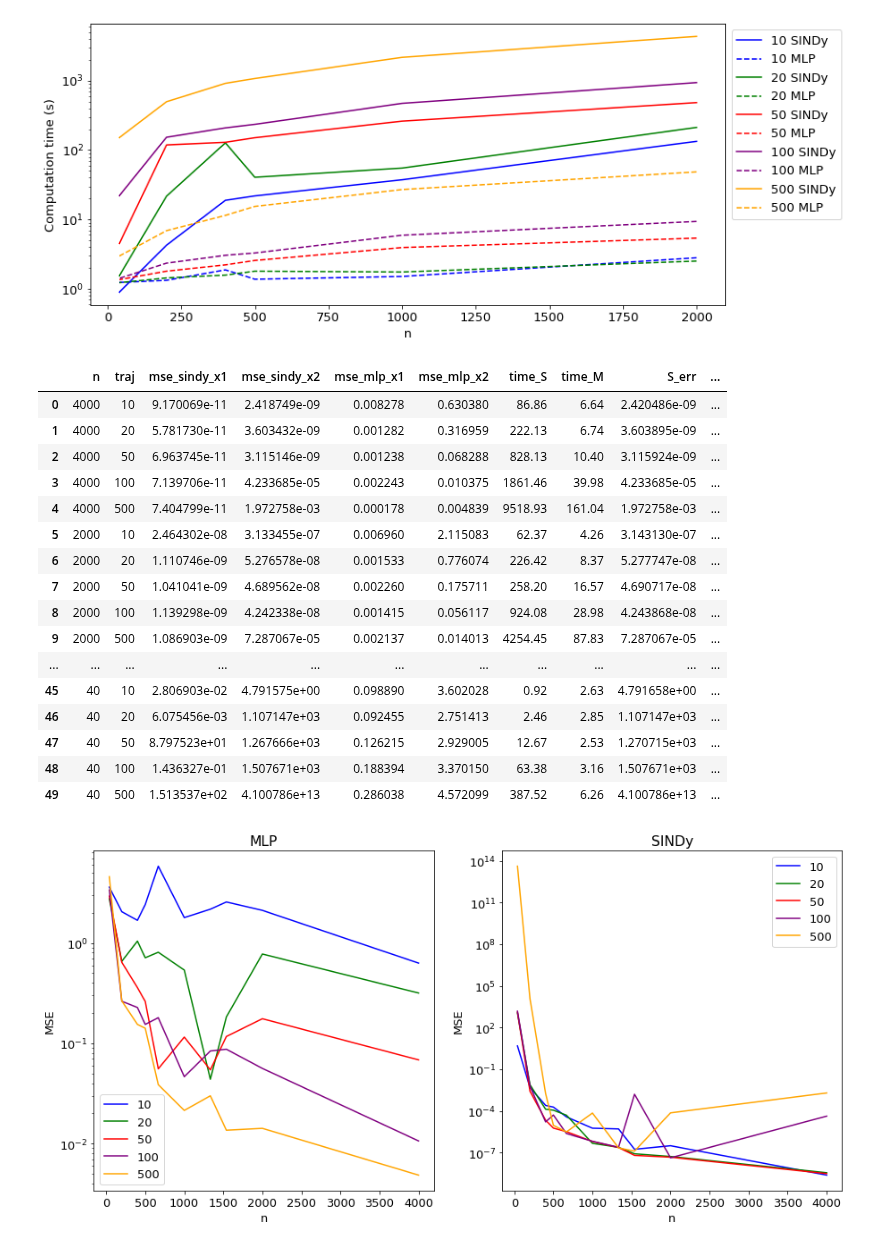
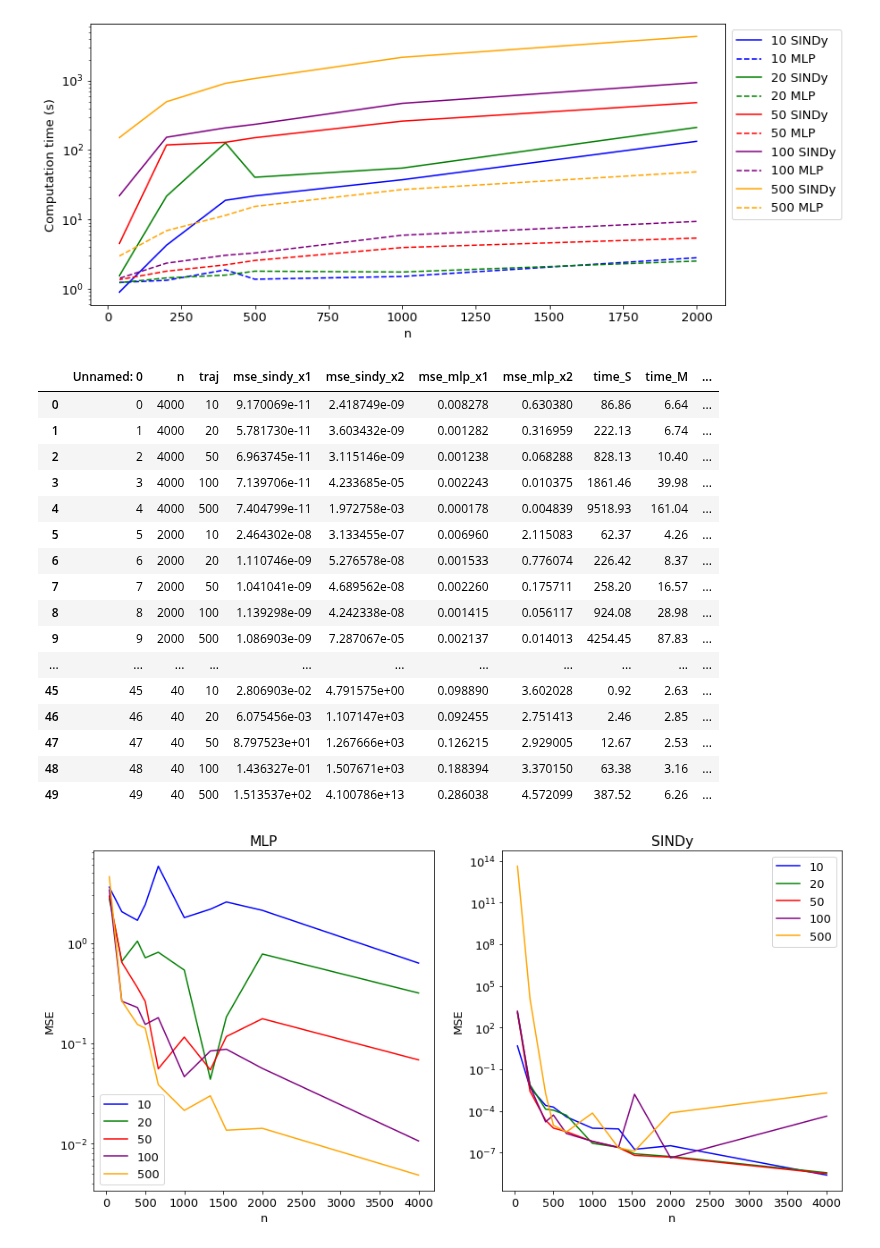
Before and after one commit to kyrxanthos/NN_dynamical_systems, a Jupyter notebook: plot_machine_runs.ipynb, the cells around one changed output. Saved outputs shown, nothing was run; the diff lists cells and outputs as text; code cells hidden in the pictures.

```diff
--- a/plot_machine_runs.ipynb
+++ b/plot_machine_runs.ipynb
@@ -324,28 +324,28 @@ plt.tight_layout()
 # %%
 path = 'Machine_Experiments/approx2/approx_results.csv'
 df = pd.read_csv(path)
-df = df.drop(columns=['Unnamed: 0'])
+# df = df.drop(columns=['Unnamed: 0'])
 df['S_err'] = np.power(np.square(df['mse_sindy_x1']) + np.square(df['mse_sindy_x2']), 0.5)
 df['M_err'] = np.power(np.square(df['mse_mlp_x1']) + np.square(df['mse_mlp_x2']), 0.5)
 df
 # %% [output]
-|  | n | traj | mse_sindy_x1 | mse_sindy_x2 | mse_mlp_x1 | mse_mlp_x2 | time_S | time_M | S_err | ... |
-| 0 | 4000 | 10 | 9.170069e-11 | 2.418749e-09 | 0.008278 | 0.630380 | 86.86 | 6.64 | 2.420486e-09 | ... |
-| 1 | 4000 | 20 | 5.781730e-11 | 3.603432e-09 | 0.001282 | 0.316959 | 222.13 | 6.74 | 3.603895e-09 | ... |
-| 2 | 4000 | 50 | 6.963745e-11 | 3.115146e-09 | 0.001238 | 0.068288 | 828.13 | 10.40 | 3.115924e-09 | ... |
-| 3 | 4000 | 100 | 7.139706e-11 | 4.233685e-05 | 0.002243 | 0.010375 | 1861.46 | 39.98 | 4.233685e-05 | ... |
-| 4 | 4000 | 500 | 7.404799e-11 | 1.972758e-03 | 0.000178 | 0.004839 | 9518.93 | 161.04 | 1.972758e-03 | ... |
-| 5 | 2000 | 10 | 2.464302e-08 | 3.133455e-07 | 0.006960 | 2.115083 | 62.37 | 4.26 | 3.143130e-07 | ... |
-| 6 | 2000 | 20 | 1.110746e-09 | 5.276578e-08 | 0.001533 | 0.776074 | 226.42 | 8.37 | 5.277747e-08 | ... |
-| 7 | 2000 | 50 | 1.041041e-09 | 4.689562e-08 | 0.002260 | 0.175711 | 258.20 | 16.57 | 4.690717e-08 | ... |
-| 8 | 2000 | 100 | 1.139298e-09 | 4.242338e-08 | 0.001415 | 0.056117 | 924.08 | 28.98 | 4.243868e-08 | ... |
-| 9 | 2000 | 500 | 1.086903e-09 | 7.287067e-05 | 0.002137 | 0.014013 | 4254.45 | 87.83 | 7.287067e-05 | ... |
+|  | Unnamed: 0 | n | traj | mse_sindy_x1 | mse_sindy_x2 | mse_mlp_x1 | mse_mlp_x2 | time_S | time_M | ... |
+| 0 | 0 | 4000 | 10 | 9.170069e-11 | 2.418749e-09 | 0.008278 | 0.630380 | 86.86 | 6.64 | ... |
+| 1 | 1 | 4000 | 20 | 5.781730e-11 | 3.603432e-09 | 0.001282 | 0.316959 | 222.13 | 6.74 | ... |
+| 2 | 2 | 4000 | 50 | 6.963745e-11 | 3.115146e-09 | 0.001238 | 0.068288 | 828.13 | 10.40 | ... |
+| 3 | 3 | 4000 | 100 | 7.139706e-11 | 4.233685e-05 | 0.002243 | 0.010375 | 1861.46 | 39.98 | ... |
+| 4 | 4 | 4000 | 500 | 7.404799e-11 | 1.972758e-03 | 0.000178 | 0.004839 | 9518.93 | 161.04 | ... |
+| 5 | 5 | 2000 | 10 | 2.464302e-08 | 3.133455e-07 | 0.006960 | 2.115083 | 62.37 | 4.26 | ... |
+| 6 | 6 | 2000 | 20 | 1.110746e-09 | 5.276578e-08 | 0.001533 | 0.776074 | 226.42 | 8.37 | ... |
+| 7 | 7 | 2000 | 50 | 1.041041e-09 | 4.689562e-08 | 0.002260 | 0.175711 | 258.20 | 16.57 | ... |
+| 8 | 8 | 2000 | 100 | 1.139298e-09 | 4.242338e-08 | 0.001415 | 0.056117 | 924.08 | 28.98 | ... |
+| 9 | 9 | 2000 | 500 | 1.086903e-09 | 7.287067e-05 | 0.002137 | 0.014013 | 4254.45 | 87.83 | ... |
 | ... | ... | ... | ... | ... | ... | ... | ... | ... | ... | ... |
-| 45 | 40 | 10 | 2.806903e-02 | 4.791575e+00 | 0.098890 | 3.602028 | 0.92 | 2.63 | 4.791658e+00 | ... |
-| 46 | 40 | 20 | 6.075456e-03 | 1.107147e+03 | 0.092455 | 2.751413 | 2.46 | 2.85 | 1.107147e+03 | ... |
-| 47 | 40 | 50 | 8.797523e+01 | 1.267666e+03 | 0.126215 | 2.929005 | 12.67 | 2.53 | 1.270715e+03 | ... |
-| 48 | 40 | 100 | 1.436327e-01 | 1.507671e+03 | 0.188394 | 3.370150 | 63.38 | 3.16 | 1.507671e+03 | ... |
-| 49 | 40 | 500 | 1.513537e+02 | 4.100786e+13 | 0.286038 | 4.572099 | 387.52 | 6.26 | 4.100786e+13 | ... |
+| 45 | 45 | 40 | 10 | 2.806903e-02 | 4.791575e+00 | 0.098890 | 3.602028 | 0.92 | 2.63 | ... |
+| 46 | 46 | 40 | 20 | 6.075456e-03 | 1.107147e+03 | 0.092455 | 2.751413 | 2.46 | 2.85 | ... |
+| 47 | 47 | 40 | 50 | 8.797523e+01 | 1.267666e+03 | 0.126215 | 2.929005 | 12.67 | 2.53 | ... |
+| 48 | 48 | 40 | 100 | 1.436327e-01 | 1.507671e+03 | 0.188394 | 3.370150 | 63.38 | 3.16 | ... |
+| 49 | 49 | 40 | 500 | 1.513537e+02 | 4.100786e+13 | 0.286038 | 4.572099 | 387.52 | 6.26 | ... |
 # %%
 cols = ['blue', 'green', 'red', 'purple', 'orange']
 plt.figure(figsize=(15,7))
```
Also changed, not shown: parts of 5 cells of this notebook, 47 other files.
